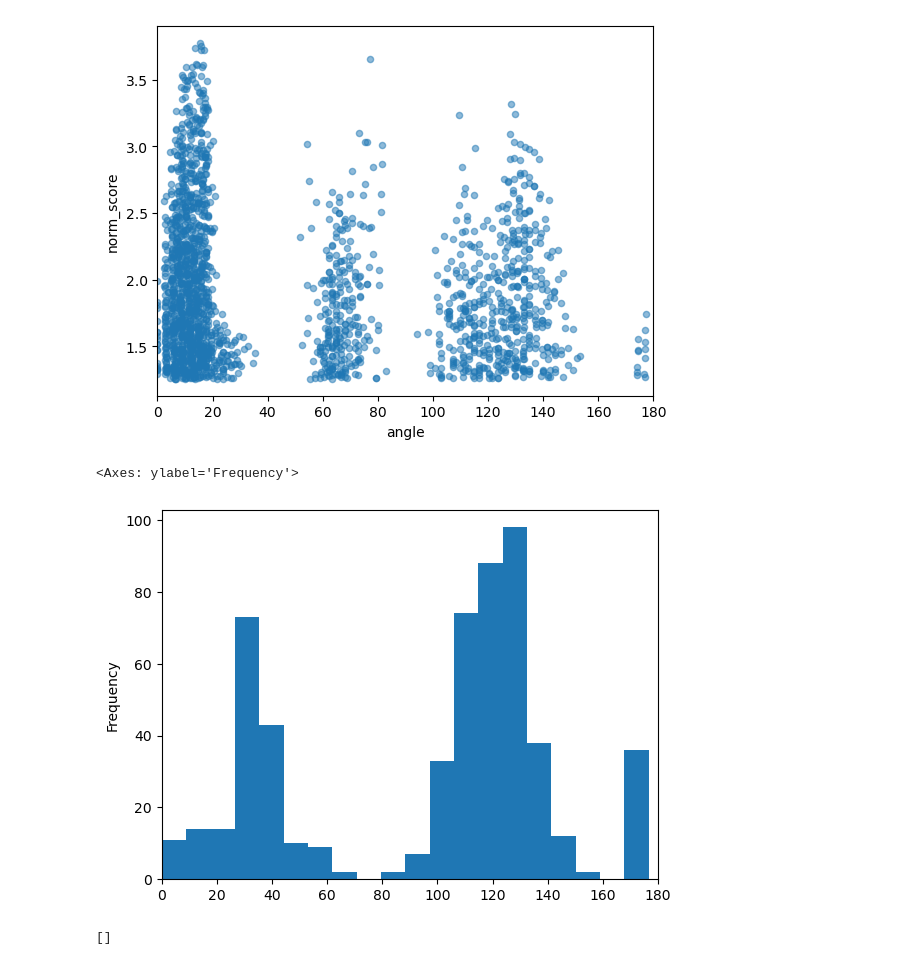
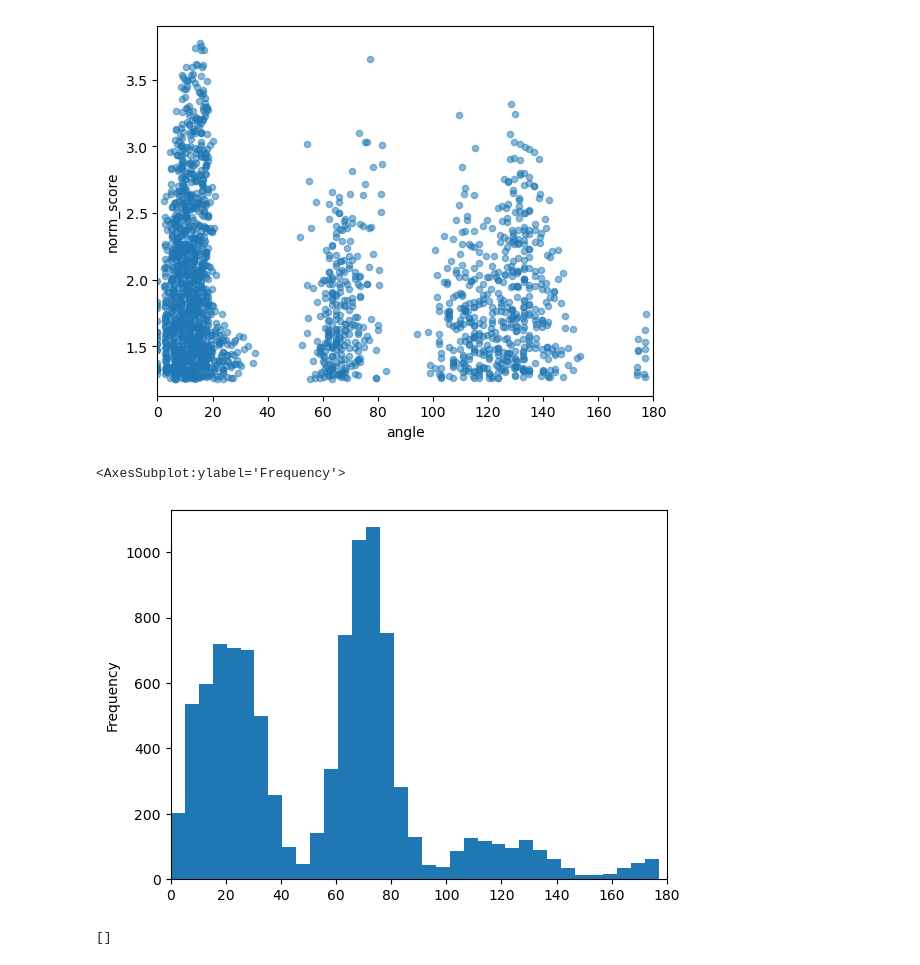
Before and after one commit to iobataya/line_detection, a Jupyter notebook: Find_linear_part_notebook.ipynb, the cells around one changed output. Cells and saved outputs as stored; diff of their text form; code cells hidden in the pictures.

```diff
--- a/Find_linear_part_notebook.ipynb
+++ b/Find_linear_part_notebook.ipynb
@@ -175,7 +175,7 @@ from linemol import Molecule, LineDetection
 # %%
 labelled = grains.directions["above"]["labelled_regions_02"]
 source = filtered_image.images["gaussian_filtered"]
-config = {"min_len":10, "max_len":40,"allowed_empty":1}
+config = {"min_len":10, "max_len":141,"allowed_empty":1}
 
 ld = LineDetection(labelled, source, **config)
 # %%
@@ -243,0 +212,4 @@ ld.score_df.loc[(ld.score_df["norm_score"]>3.5) & (ld.score_df["angle"]<80)].sor
+# %%
+ld.line_cache={}
+(line,quad) = ld._get_disp_line_cache(10,-10)
+print(f"{quad} quadrant")
@@ -304,10 +438,11 @@ ret_all = df.sort_values("norm_score",ascending=False)[0:2000].plot.scatter(x="a
 # %% [output]
 [figure]
 # %%
-mol_df["angle"].plot.hist(bins=20, xlim=(0,180))
+
+ld.score_df["angle"].plot.hist(bins=35, xlim=(0,180))
 # %% [output]
-<Axes: ylabel='Frequency'>
+<AxesSubplot:ylabel='Frequency'>
-[figure, old version]
+[figure, new version]
 # %%
 plt.imshow(ld.molecules[53].get_mask())
 plt.plot()
```
Also changed, not shown: parts of 24 cells of this notebook, 3 other files.
